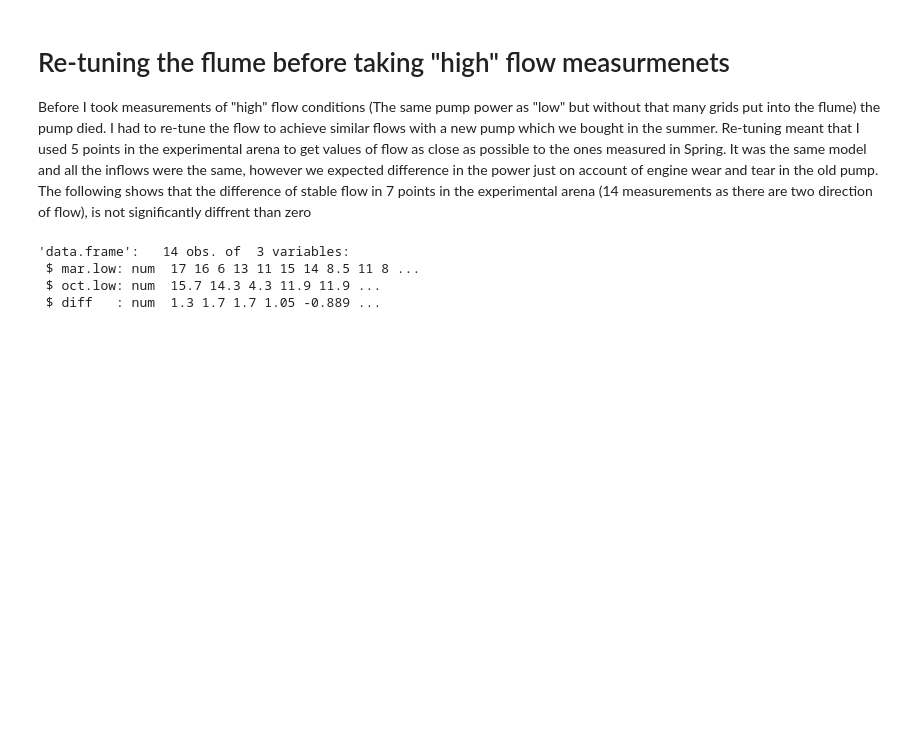
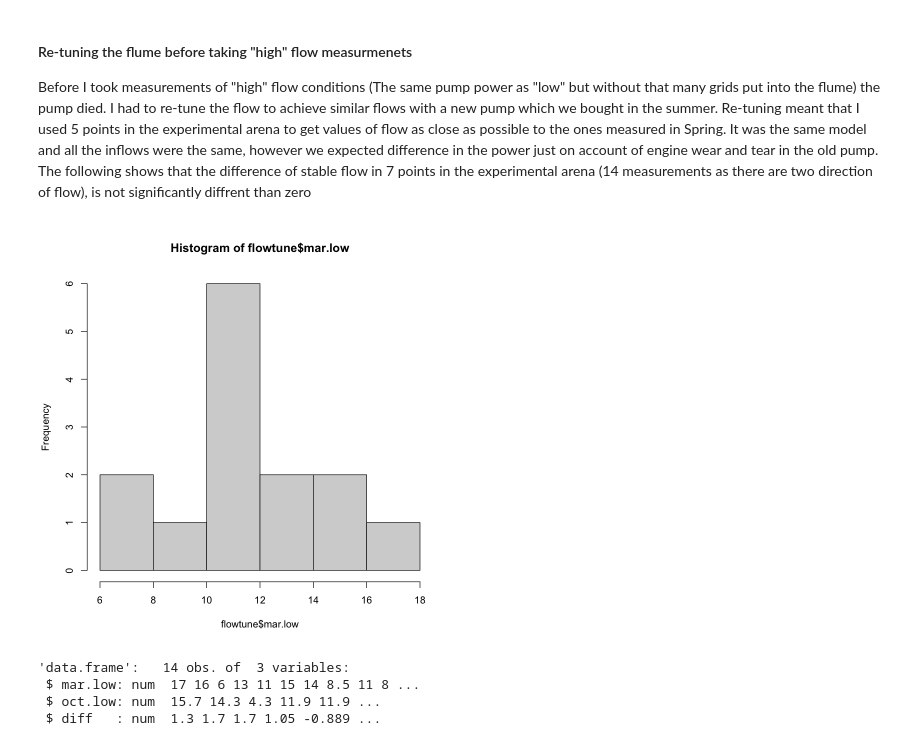
Before and after one commit to mixmixmix/imgtext, a Jupyter notebook: statistical_tests.ipynb, the cells around one changed output. Cells and saved outputs as stored; diff of their text form; code cells hidden in the pictures; blank space fills up the shorter version.

```diff
--- a/statistical_tests.ipynb
+++ b/statistical_tests.ipynb
@@ -1,5 +1,5 @@
 # %% [markdown]
-# Re-tuning the flume before taking "high" flow measurmenets
+#### Re-tuning the flume before taking "high" flow measurmenets
 
 Before I took measurements of "high" flow conditions (The same pump power as "low" but without that many grids put into the flume) the pump died.
 I had to re-tune the flow to achieve similar flows with a new pump which we bought in the summer.
@@ -7,6 +7,10 @@ Re-tuning meant that I used 5 points in the experimental arena to get values of
 It was the same model and all the inflows were the same, however we expected difference in the power just on account of engine wear and tear in the old pump.
 The following shows that the difference of stable flow in 7 points in the experimental arena (14 measurements as there are two direction of flow),
 is not significantly diffrent than zero
+# %%
+hist(flowtune$mar.low)
+# %% [output]
+[figure, added]
 # %%
 flowtune <- read.csv('./input/flowtune.csv')
 str(flowtune)
```
Also changed, not shown: parts of 26 cells of this notebook, 1 other file.
